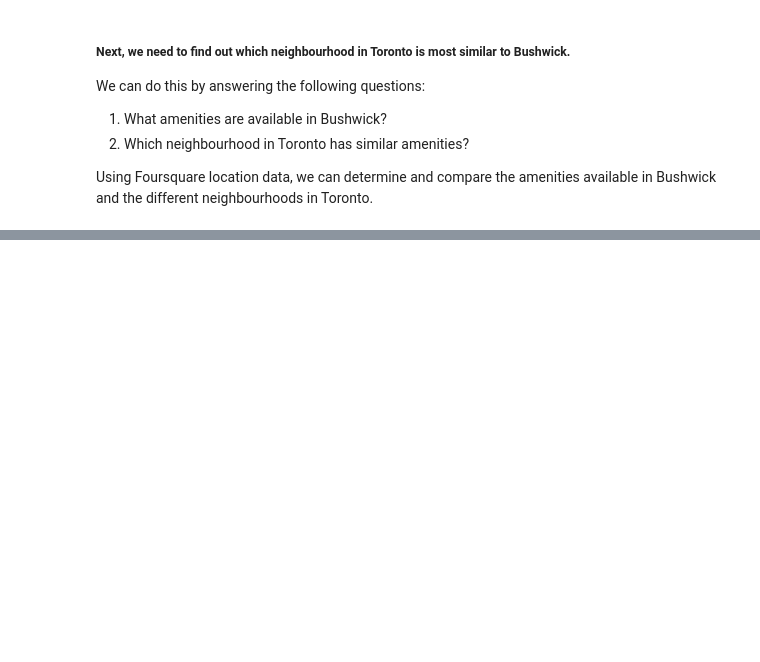
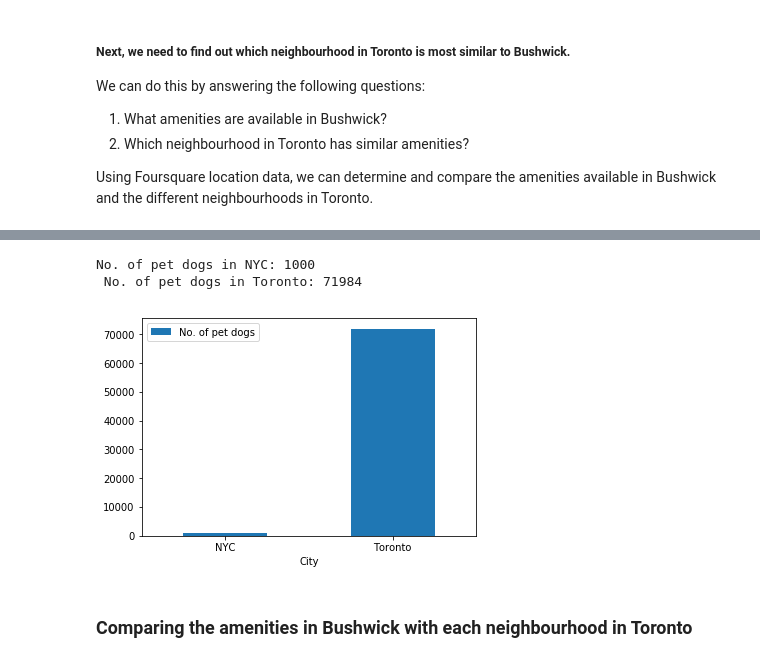
Before and after one commit to chloway/Coursera_Capstone, a Jupyter notebook: Capstone Project - The Battle of Neighbourhoods.ipynb, the cells around one changed output, grey strips where cells are left out. Drawn from its saved outputs; the diff is of its cells as text; code cells hidden in the pictures; blank space fills up the shorter version.

```diff
--- a/Capstone Project - The Battle of Neighbourhoods.ipynb
+++ b/Capstone Project - The Battle of Neighbourhoods.ipynb
@@ -33,0 +299,5 @@ Using Foursquare location data, we can determine and compare the amenities avail
+# %%
+# Load the NYC Dog Licensing Dataset
+url = "https://data.cityofnewyork.us/resource/nu7n-tubp.csv"
+nyc_dogs = pd.read_csv(url)
+nyc_dogs.head()
@@ -33,0 +311,5 @@ Using Foursquare location data, we can determine and compare the amenities avail
+# %%
+# Load the Toronto Dog Licensing Dataset
+url = "http://globalnewsstatic.s3.amazonaws.com/content/interactives/opendata/111116_TO_dogs.csv"
+toronto_dogs = pd.read_csv(url)
+toronto_dogs.head()
@@ -33,0 +323,16 @@ Using Foursquare location data, we can determine and compare the amenities avail
+# %%
+# Number of pet dogs in NYC and Toronto
+nyc_ndogs = len(nyc_dogs)
+toronto_ndogs = len(toronto_dogs)
+print('No. of pet dogs in NYC:', nyc_ndogs, '\n', 'No. of pet dogs in Toronto:', toronto_ndogs)
+# %% [output]
+No. of pet dogs in NYC: 1000
+ No. of pet dogs in Toronto: 71984
+# %%
+# Visualisation of number of pet dogs
+dogs = pd.DataFrame({'City':['NYC', 'Toronto'], 'No. of pet dogs':[nyc_ndogs, toronto_ndogs]})
+ax = dogs.plot.bar(x='City', y='No. of pet dogs', rot=0)
+# %% [output]
+[figure, added]
+# %% [markdown]
+### Comparing the amenities in Bushwick with each neighbourhood in Toronto
```
Also changed, not shown: parts of 38 cells of this notebook.
